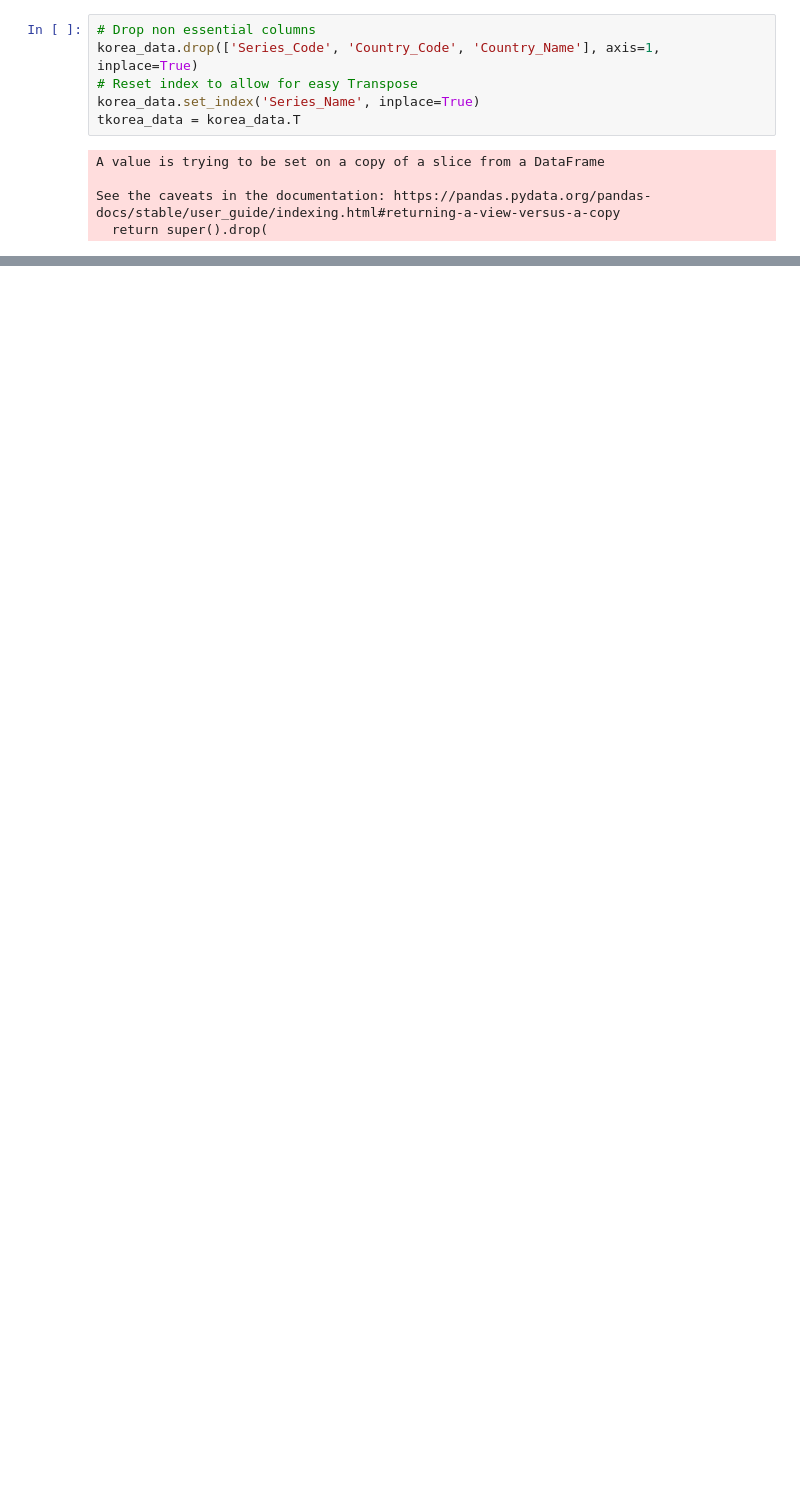
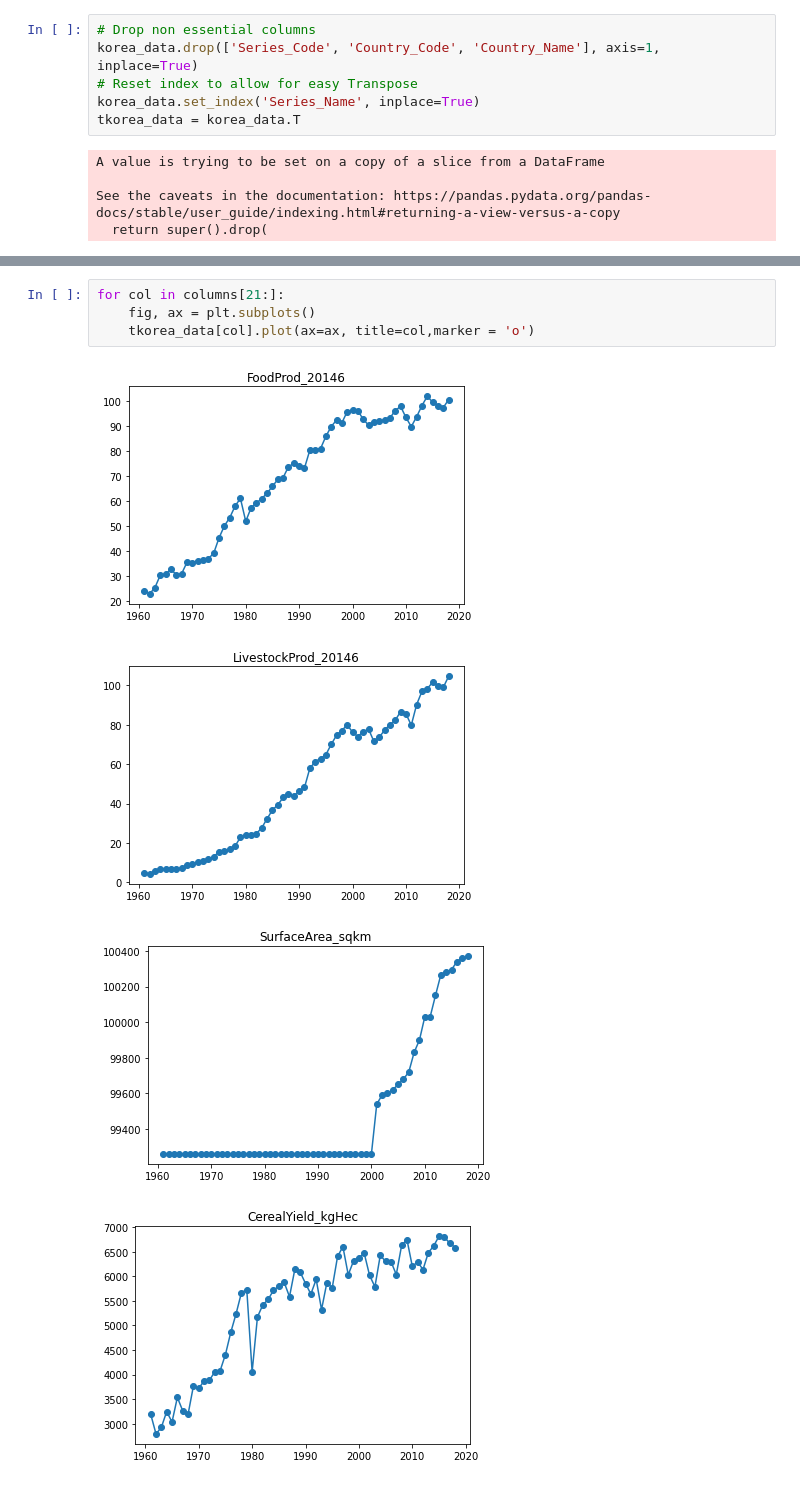
Before and after one commit to DSKUS-Foreign-Aid/Foreign_Aid, a Jupyter notebook: [EDA]agriculture data.ipynb, the cells around one changed output, grey strips where cells are left out. Saved outputs shown, nothing was run; the diff lists cells and outputs as text; blank space fills up the shorter version.

```diff
--- a/[EDA]agriculture data.ipynb
+++ b/[EDA]agriculture data.ipynb
@@ -165,0 +164,9 @@ for col in columns[:13]:
+# %%
+for col in columns[21:]:
+    fig, ax = plt.subplots()
+    tkorea_data[col].plot(ax=ax, title=col,marker = 'o')
+# %% [output]
+[figure, added]
+[figure, added]
+[figure, added]
+[figure, added]
```
Also changed, not shown: parts of 14 cells of this notebook, 2 other files.
